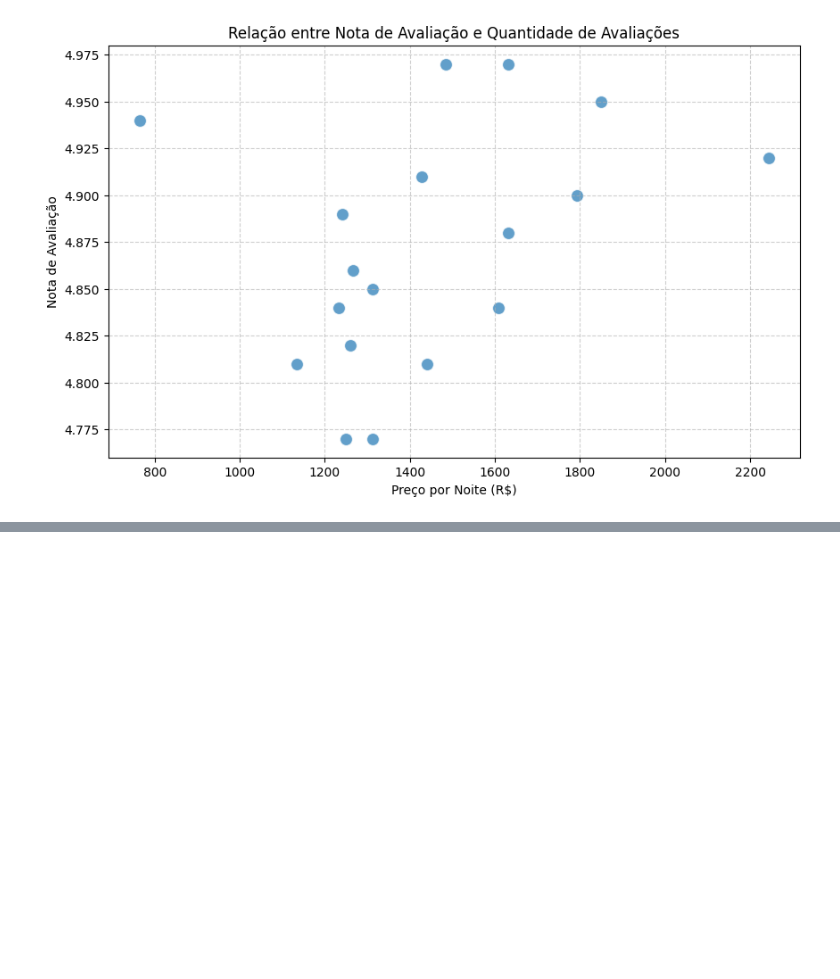
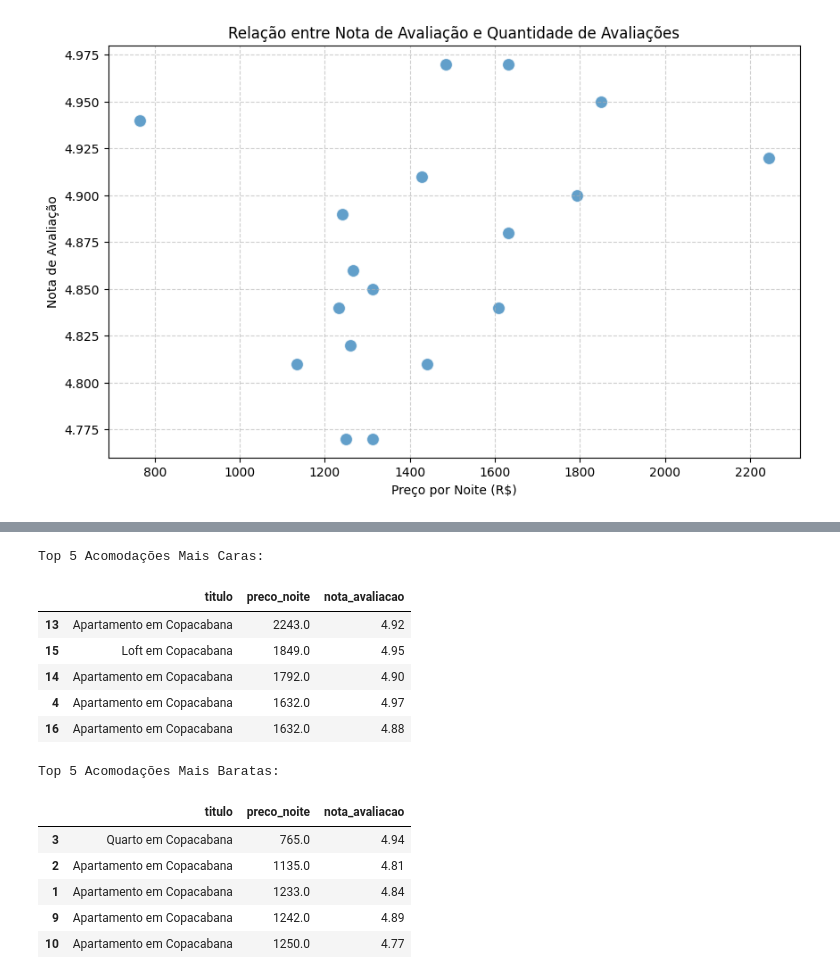
Before and after one commit to RenanVanbasten/eda-scrapper-airbnb, a Jupyter notebook: notebooks/analysis.ipynb, the cells around one changed output, grey strips where cells are left out. Cells and saved outputs as stored; diff of their text form; code cells hidden in the pictures; blank space fills up the shorter version.

```diff
--- a/notebooks/analysis.ipynb
+++ b/notebooks/analysis.ipynb
@@ -73,0 +95,25 @@ plt.show()
+# %%
+# Top 5 mais caros
+df_top_caros = df_limpo.sort_values(by='preco_noite', ascending=False).head(5)
+print("Top 5 Acomodações Mais Caras:")
+display(df_top_caros[['titulo', 'preco_noite', 'nota_avaliacao']])
+
+# Top 5 mais baratos
+df_top_baratos = df_limpo.sort_values(by='preco_noite', ascending=True).head(5)
+print("Top 5 Acomodações Mais Baratas:")
+display(df_top_baratos[['titulo', 'preco_noite', 'nota_avaliacao']])
+# %% [output]
+Top 5 Acomodações Mais Caras:
+|  | titulo | preco_noite | nota_avaliacao |
+| 13 | Apartamento em Copacabana | 2243.0 | 4.92 |
+| 15 | Loft em Copacabana | 1849.0 | 4.95 |
+| 14 | Apartamento em Copacabana | 1792.0 | 4.90 |
+| 4 | Apartamento em Copacabana | 1632.0 | 4.97 |
+| 16 | Apartamento em Copacabana | 1632.0 | 4.88 |
+Top 5 Acomodações Mais Baratas:
+|  | titulo | preco_noite | nota_avaliacao |
+| 3 | Quarto em Copacabana | 765.0 | 4.94 |
+| 2 | Apartamento em Copacabana | 1135.0 | 4.81 |
+| 1 | Apartamento em Copacabana | 1233.0 | 4.84 |
+| 9 | Apartamento em Copacabana | 1242.0 | 4.89 |
+| 10 | Apartamento em Copacabana | 1250.0 | 4.77 |
```
Also changed, not shown: parts of 2 cells of this notebook, 3 other files.
